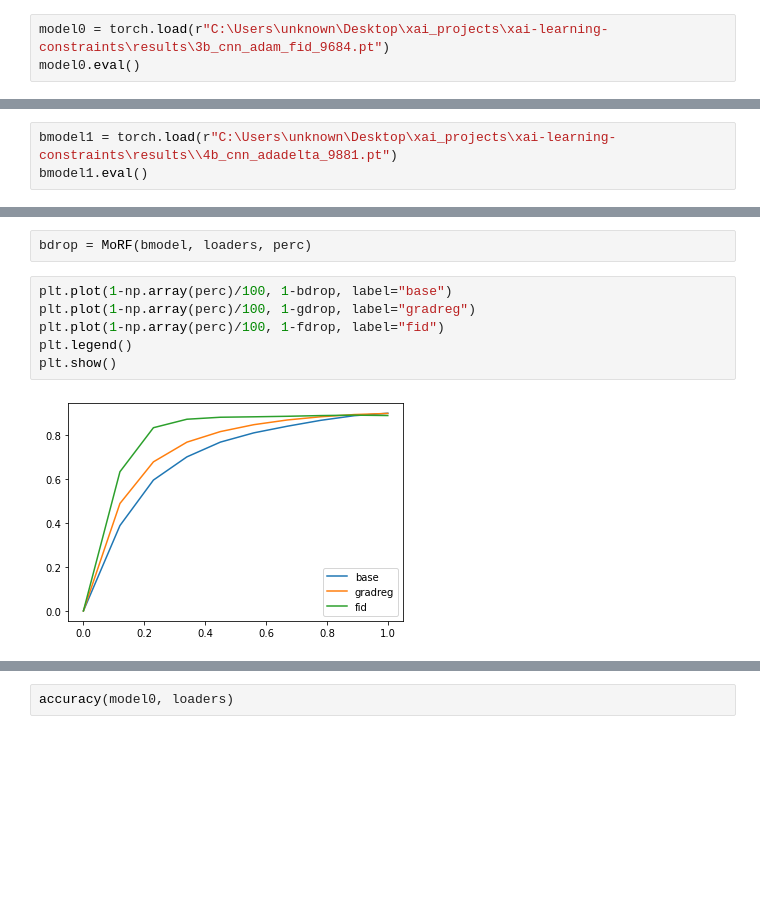
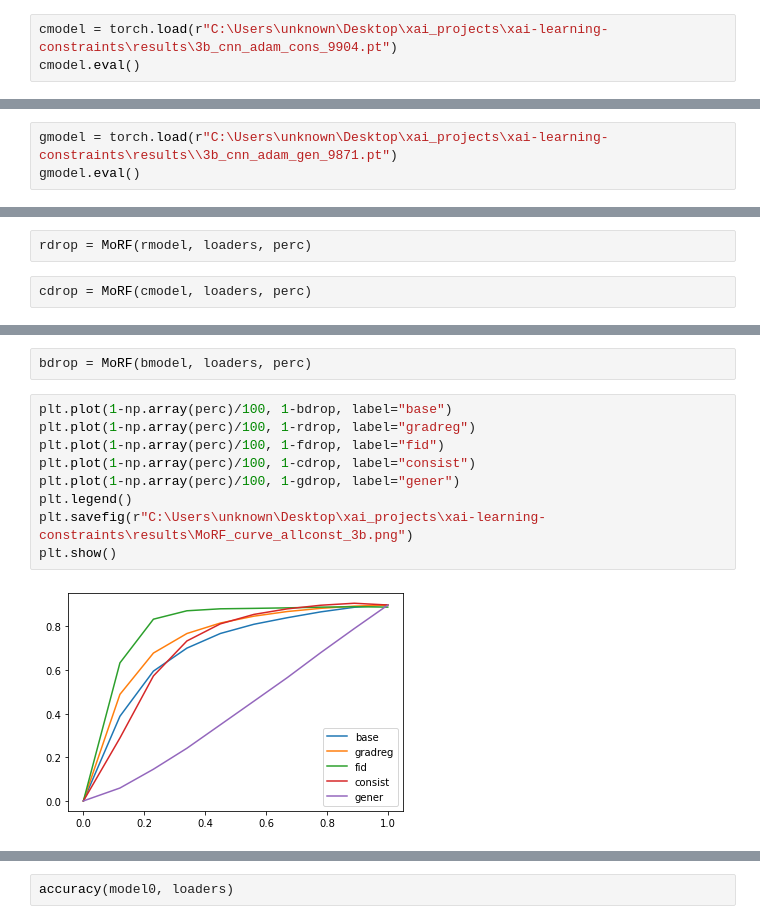
Before and after one commit to mikronco/xai-learning-constraints, a Jupyter notebook: xailoss_analysis.ipynb, the cells around one changed output, grey strips where cells are left out. Cells and saved outputs as stored; diff of their text form; blank space fills up the shorter version.

```diff
--- a/xailoss_analysis.ipynb
+++ b/xailoss_analysis.ipynb
@@ -65,8 +67,8 @@ CNN3b(
   (out): Linear(in_features=1568, out_features=10, bias=True)
 )
 # %%
-model0 = torch.load(r"C:\Users\unknown\Desktop\xai_projects\xai-learning-constraints\results\3b_cnn_adam_fid_9684.pt")
-model0.eval()
+cmodel = torch.load(r"C:\Users\unknown\Desktop\xai_projects\xai-learning-constraints\results\3b_cnn_adam_cons_9904.pt")
+cmodel.eval()
 # %% [output]
 CNN3b(
   (conv1): Sequential(
@@ -82,6 +84,6 @@ CNN3b(
   (out): Linear(in_features=1568, out_features=10, bias=True)
 )
 # %%
-bmodel1 = torch.load(r"C:\Users\unknown\Desktop\xai_projects\xai-learning-constraints\results\\4b_cnn_adadelta_9881.pt")
-bmodel1.eval()
+gmodel = torch.load(r"C:\Users\unknown\Desktop\xai_projects\xai-learning-constraints\results\\3b_cnn_adam_gen_9871.pt")
+gmodel.eval()
 # %% [output]
@@ -187,3 +165,7 @@ bcomp
+# %%
+rdrop = MoRF(rmodel, loaders, perc)
+# %%
+cdrop = MoRF(cmodel, loaders, perc)
 # %%
 gdrop = MoRF(gmodel, loaders, perc)
 # %%
@@ -192,10 +174,13 @@ fdrop = MoRF(fmodel, loaders, perc)
 bdrop = MoRF(bmodel, loaders, perc)
 # %%
 plt.plot(1-np.array(perc)/100, 1-bdrop, label="base")
-plt.plot(1-np.array(perc)/100, 1-gdrop, label="gradreg")
+plt.plot(1-np.array(perc)/100, 1-rdrop, label="gradreg")
 plt.plot(1-np.array(perc)/100, 1-fdrop, label="fid")
+plt.plot(1-np.array(perc)/100, 1-cdrop, label="consist")
+plt.plot(1-np.array(perc)/100, 1-gdrop, label="gener")
 plt.legend()
+plt.savefig(r"C:\Users\unknown\Desktop\xai_projects\xai-learning-constraints\results\MoRF_curve_allconst_3b.png")
 plt.show()
 # %% [output]
-[figure, old version]
+[figure, new version]
 # %%
```
Also changed, not shown: parts of 22 cells of this notebook, 3 other files.
